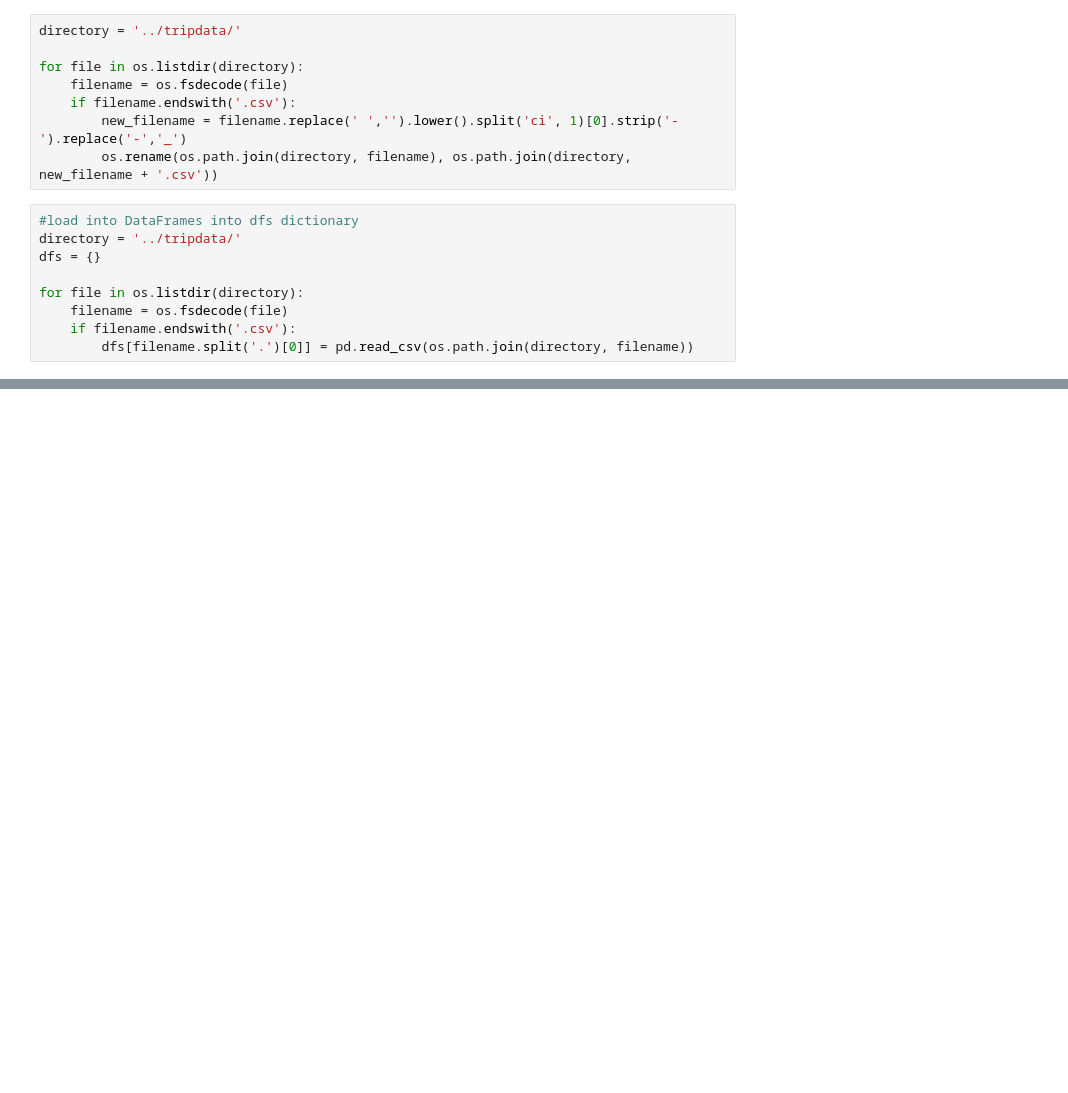
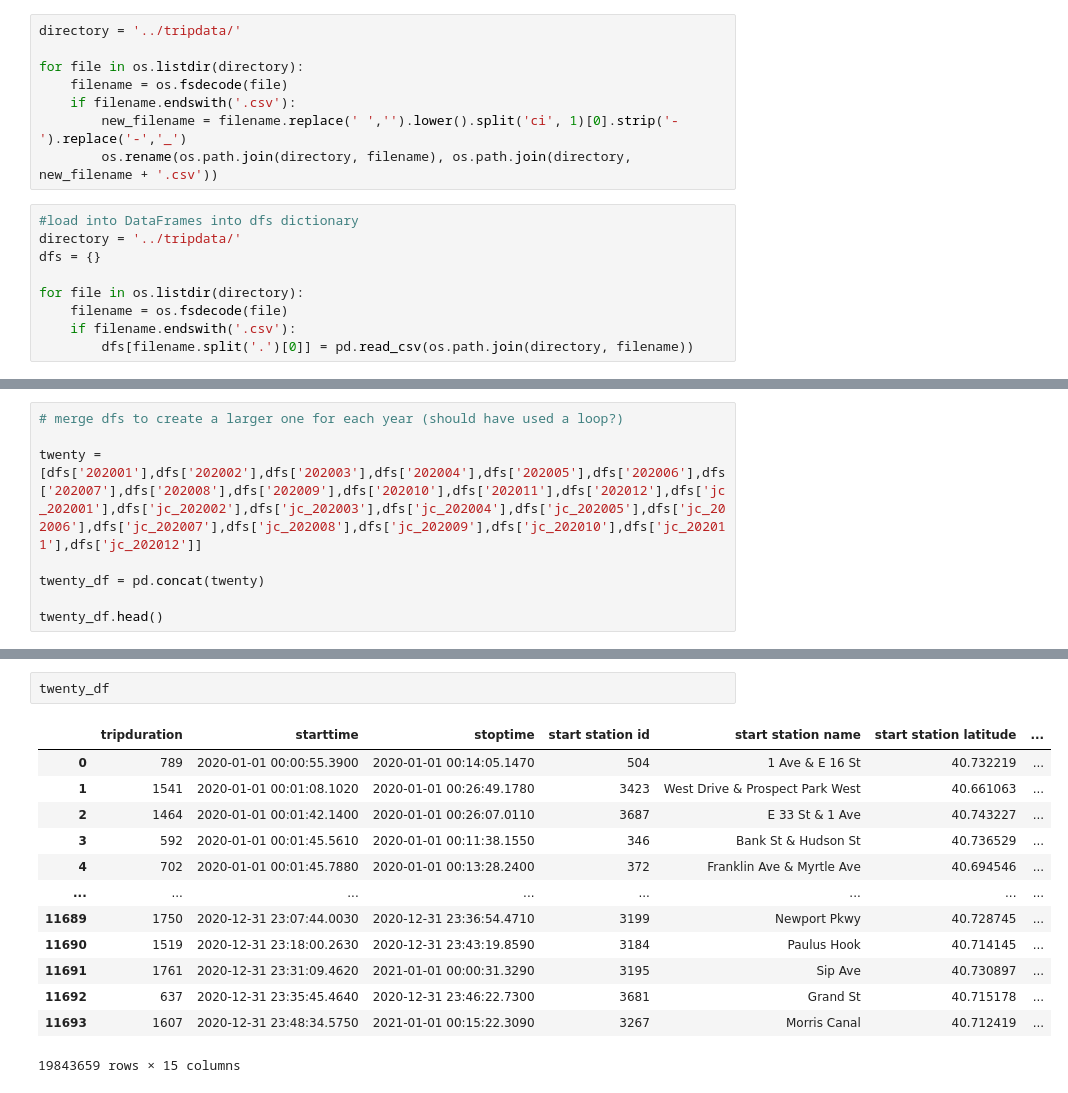
Before and after one commit to sjricketts/NYCitiBikeData, a Jupyter notebook: nyc_bike_data.ipynb, the cells around one changed output, grey strips where cells are left out. Drawn from its saved outputs; the diff is of its cells as text; blank space fills up the shorter version.

```diff
--- a/nyc_bike_data.ipynb
+++ b/nyc_bike_data.ipynb
@@ -126,0 +147,8 @@ for file in os.listdir(directory):
+# %%
+# merge dfs to create a larger one for each year (should have used a loop?)
+
+twenty = [dfs['202001'],dfs['202002'],dfs['202003'],dfs['202004'],dfs['202005'],dfs['202006'],dfs['202007'],dfs['202008'],dfs['202009'],dfs['202010'],dfs['202011'],dfs['202012'],dfs['jc_202001'],dfs['jc_202002'],dfs['jc_202003'],dfs['jc_202004'],dfs['jc_202005'],dfs['jc_202006'],dfs['jc_202007'],dfs['jc_202008'],dfs['jc_202009'],dfs['jc_202010'],dfs['jc_202011'],dfs['jc_202012']]
+
+twenty_df = pd.concat(twenty)
+
+twenty_df.head()
@@ -126,0 +162,16 @@ for file in os.listdir(directory):
+# %%
+twenty_df
+# %% [output]
+|  | tripduration | starttime | stoptime | start station id | start station name | start station latitude | ... |
+| 0 | 789 | 2020-01-01 00:00:55.3900 | 2020-01-01 00:14:05.1470 | 504 | 1 Ave & E 16 St | 40.732219 | ... |
+| 1 | 1541 | 2020-01-01 00:01:08.1020 | 2020-01-01 00:26:49.1780 | 3423 | West Drive & Prospect Park West | 40.661063 | ... |
+| 2 | 1464 | 2020-01-01 00:01:42.1400 | 2020-01-01 00:26:07.0110 | 3687 | E 33 St & 1 Ave | 40.743227 | ... |
+| 3 | 592 | 2020-01-01 00:01:45.5610 | 2020-01-01 00:11:38.1550 | 346 | Bank St & Hudson St | 40.736529 | ... |
+| 4 | 702 | 2020-01-01 00:01:45.7880 | 2020-01-01 00:13:28.2400 | 372 | Franklin Ave & Myrtle Ave | 40.694546 | ... |
+| ... | ... | ... | ... | ... | ... | ... | ... |
+| 11689 | 1750 | 2020-12-31 23:07:44.0030 | 2020-12-31 23:36:54.4710 | 3199 | Newport Pkwy | 40.728745 | ... |
+| 11690 | 1519 | 2020-12-31 23:18:00.2630 | 2020-12-31 23:43:19.8590 | 3184 | Paulus Hook | 40.714145 | ... |
+| 11691 | 1761 | 2020-12-31 23:31:09.4620 | 2021-01-01 00:00:31.3290 | 3195 | Sip Ave | 40.730897 | ... |
+| 11692 | 637 | 2020-12-31 23:35:45.4640 | 2020-12-31 23:46:22.7300 | 3681 | Grand St | 40.715178 | ... |
+| 11693 | 1607 | 2020-12-31 23:48:34.5750 | 2021-01-01 00:15:22.3090 | 3267 | Morris Canal | 40.712419 | ... |
+19843659 rows × 15 columns
```
Also changed, not shown: parts of 3 cells of this notebook.
